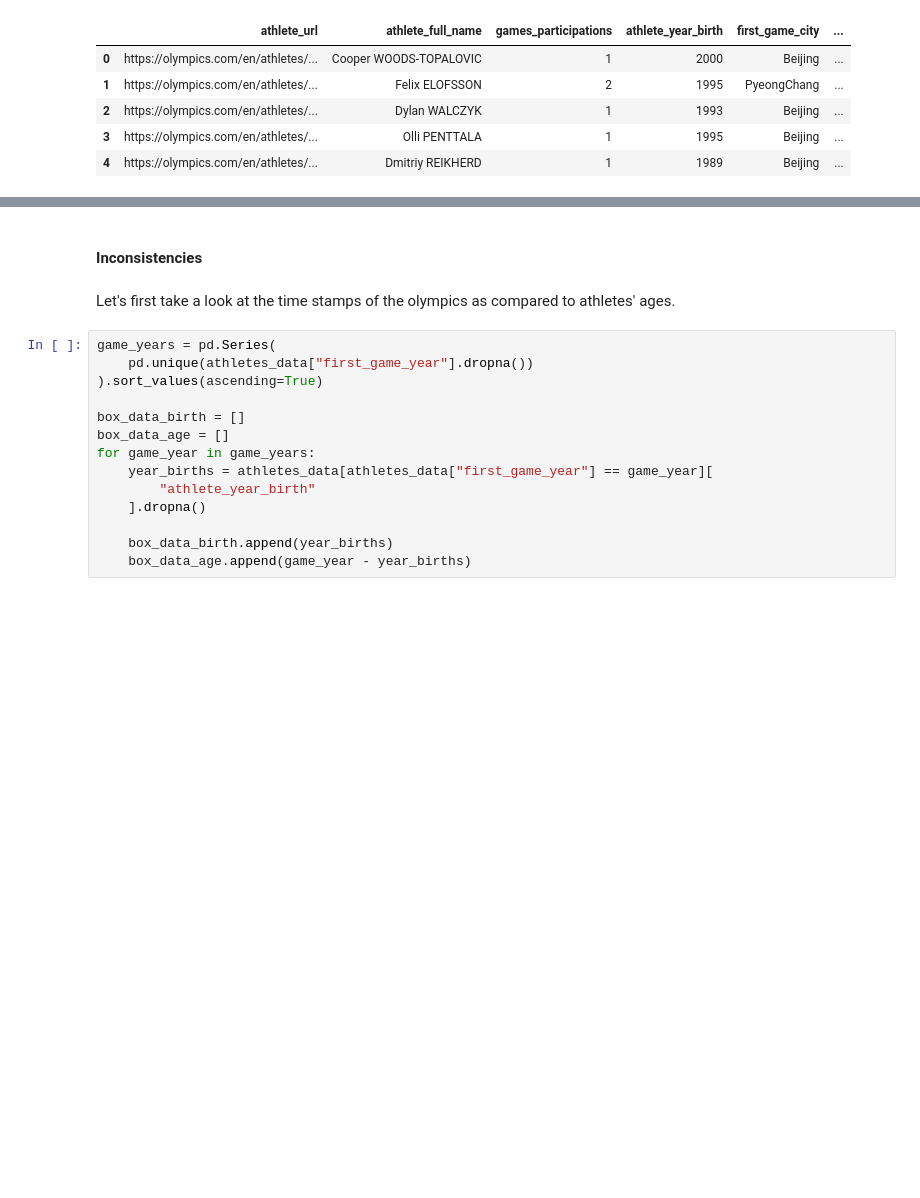
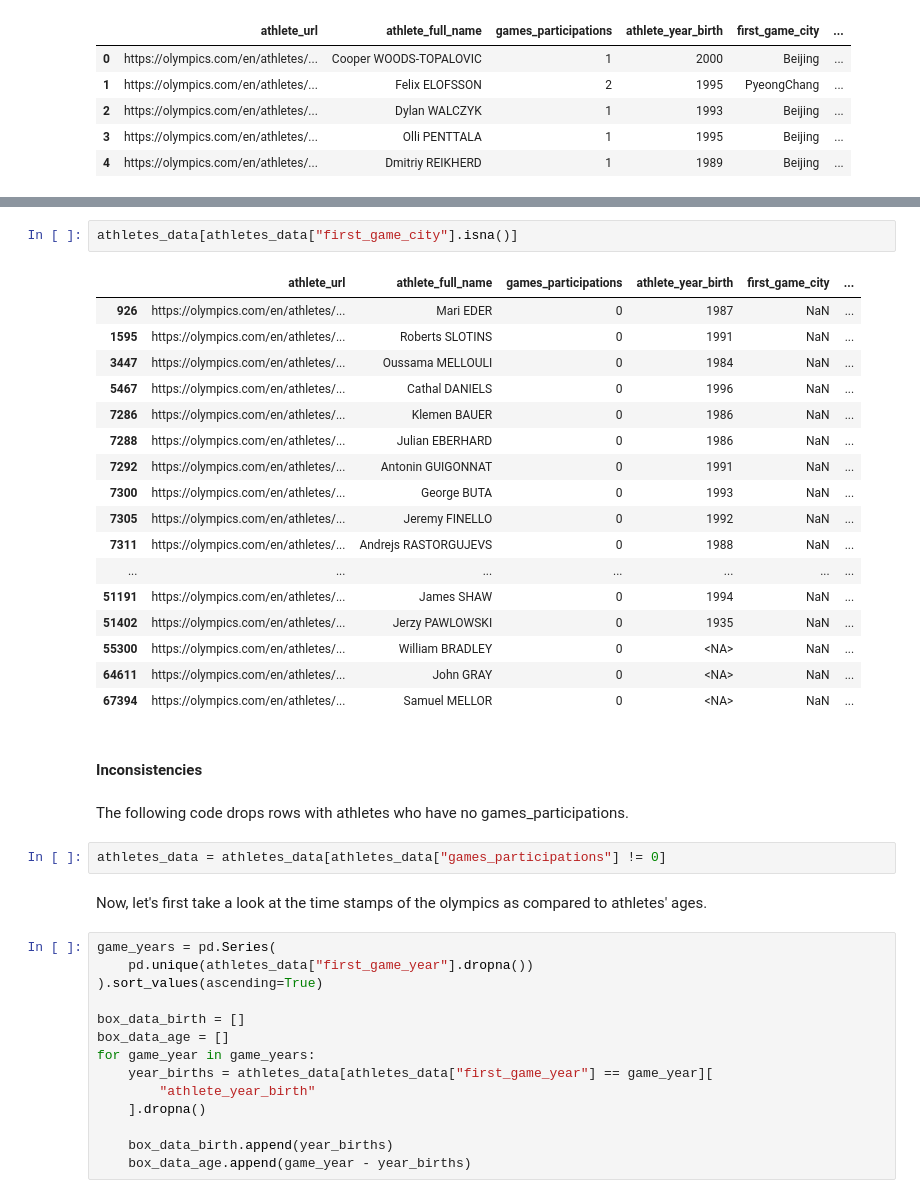
Before and after one commit to willfliaw/CSC_51052_EP, a Jupyter notebook: Project/main/Preliminary data analysis.ipynb, the cells around one changed output, grey strips where cells are left out. Cells and saved outputs as stored; diff of their text form; blank space fills up the shorter version.

```diff
--- a/Project/main/Preliminary data analysis.ipynb
+++ b/Project/main/Preliminary data analysis.ipynb
@@ -216,7 +271,31 @@ athletes_data.describe(include=object)
+# %%
+athletes_data[athletes_data["first_game_city"].isna()]
+# %% [output]
+|  | athlete_url | athlete_full_name | games_participations | athlete_year_birth | first_game_city | ... |
+| 926 | https://olympics.com/en/athletes/... | Mari EDER | 0 | 1987 | NaN | ... |
+| 1595 | https://olympics.com/en/athletes/... | Roberts SLOTINS | 0 | 1991 | NaN | ... |
+| 3447 | https://olympics.com/en/athletes/... | Oussama MELLOULI | 0 | 1984 | NaN | ... |
+| 5467 | https://olympics.com/en/athletes/... | Cathal DANIELS | 0 | 1996 | NaN | ... |
+| 7286 | https://olympics.com/en/athletes/... | Klemen BAUER | 0 | 1986 | NaN | ... |
+| 7288 | https://olympics.com/en/athletes/... | Julian EBERHARD | 0 | 1986 | NaN | ... |
+| 7292 | https://olympics.com/en/athletes/... | Antonin GUIGONNAT | 0 | 1991 | NaN | ... |
+| 7300 | https://olympics.com/en/athletes/... | George BUTA | 0 | 1993 | NaN | ... |
+| 7305 | https://olympics.com/en/athletes/... | Jeremy FINELLO | 0 | 1992 | NaN | ... |
+| 7311 | https://olympics.com/en/athletes/... | Andrejs RASTORGUJEVS | 0 | 1988 | NaN | ... |
+| ... | ... | ... | ... | ... | ... | ... |
+| 51191 | https://olympics.com/en/athletes/... | James SHAW | 0 | 1994 | NaN | ... |
+| 51402 | https://olympics.com/en/athletes/... | Jerzy PAWLOWSKI | 0 | 1935 | NaN | ... |
+| 55300 | https://olympics.com/en/athletes/... | William BRADLEY | 0 | <NA> | NaN | ... |
+| 64611 | https://olympics.com/en/athletes/... | John GRAY | 0 | <NA> | NaN | ... |
+| 67394 | https://olympics.com/en/athletes/... | Samuel MELLOR | 0 | <NA> | NaN | ... |
 # %% [markdown]
 #### Inconsistencies
+# %% [markdown]
+The following code drops rows with athletes who have no games_participations.
+# %%
+athletes_data = athletes_data[athletes_data["games_participations"] != 0]
 # %% [markdown]
-Let's first take a look at the time stamps of the olympics as compared to athletes' ages.
+Now, let's first take a look at the time stamps of the olympics as compared to athletes' ages.
 # %%
 game_years = pd.Series(
     pd.unique(athletes_data["first_game_year"].dropna())
```
Also changed, not shown: parts of 22 cells of this notebook.
